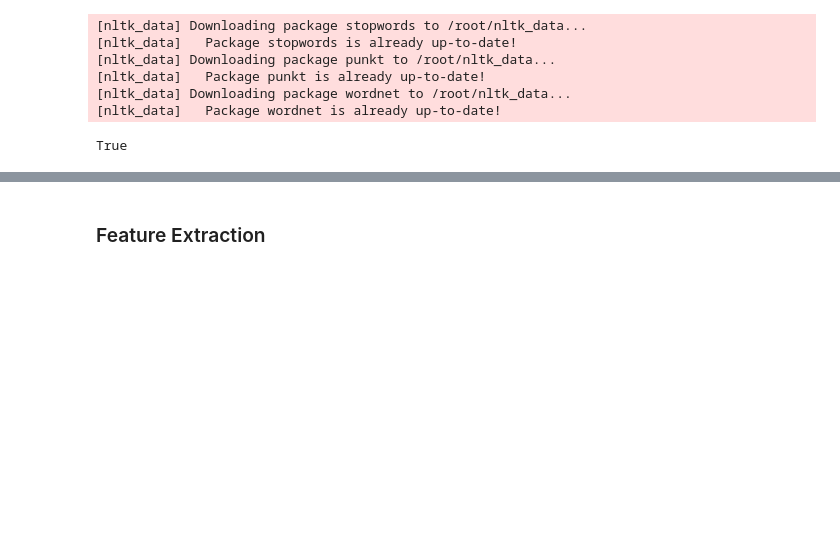
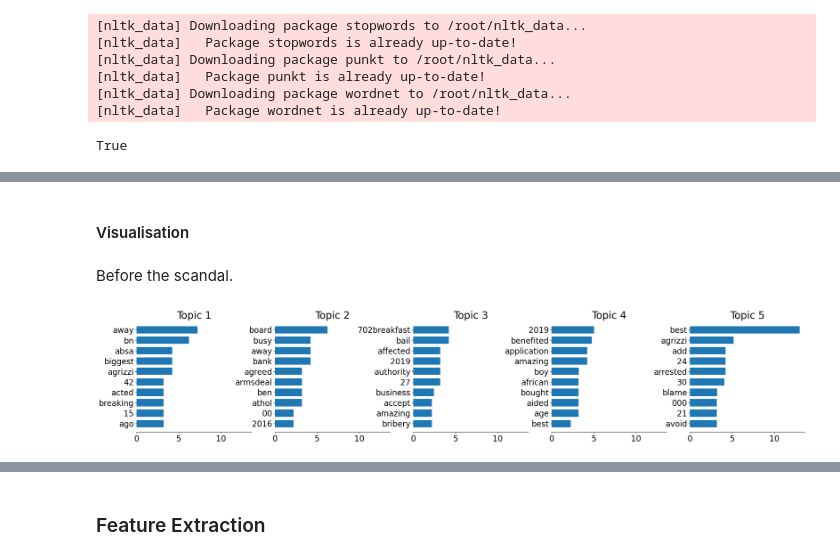
Before and after one commit to Slyson/Steinhoff-Sentiment-Analysis, a Jupyter notebook: steinhoff_sentiment_analysis.ipynb, the cells around one changed output, grey strips where cells are left out. Drawn from its saved outputs; the diff is of its cells as text; code cells hidden in the pictures; blank space fills up the shorter version.

```diff
--- a/steinhoff_sentiment_analysis.ipynb
+++ b/steinhoff_sentiment_analysis.ipynb
@@ -330,0 +405,6 @@ test_after_clean = preprocess_texts(test_after)
+# %%
+after_feature_names = after_vectorizer.get_feature_names_out()
+for topic_idx, topic in enumerate(after_lda.components_):
+    print("Topic %d:" % (topic_idx))
+    print(" ".join([after_feature_names[i] for i in topic.argsort()[:-11:-1]]))
+    print()
@@ -330,0 +426,34 @@ test_after_clean = preprocess_texts(test_after)
+# %% [markdown]
+<h4>Visualisation
+# %% [markdown]
+Before the scandal.
+# %%
+# Create LDA models for before and after sets
+before_lda.fit(before_vectorized)
+after_lda.fit(after_vectorized)
+
+# Get the feature names from the count vectorizer
+before_feature_names = np.array(vectorizer.get_feature_names_out())
+after_feature_names = np.array(vectorizer.get_feature_names_out())
+
+# Define function to plot bar chart for top words in each topic
+def plot_top_words(model, feature_names, n_top_words, title):
+    fig, axes = plt.subplots(1, 5, figsize=(30, 5), sharex=True)
+    axes = axes.flatten()
+    for topic_idx, topic in enumerate(model.components_):
+        top_features_ind = topic.argsort()[:-n_top_words - 1:-1]
+        top_features = [feature_names[i] for i in top_features_ind]
+        weights = topic[top_features_ind]
+
+        ax = axes[topic_idx]
+        ax.barh(top_features, weights, height=0.7)
+        ax.set_title(f'Topic {topic_idx + 1}', fontsize=25)
+        ax.invert_yaxis()
+        ax.tick_params(axis='both', which='major', labelsize=20)
+        for i in 'top right left'.split():
+            ax.spines[i].set_visible(False)
+        fig.suptitle(title, fontsize=30)
+
+plot_top_words(before_lda, before_feature_names, 10, '')
+# %% [output]
+[figure, added]
```
Also changed, not shown: parts of 18 cells of this notebook.
